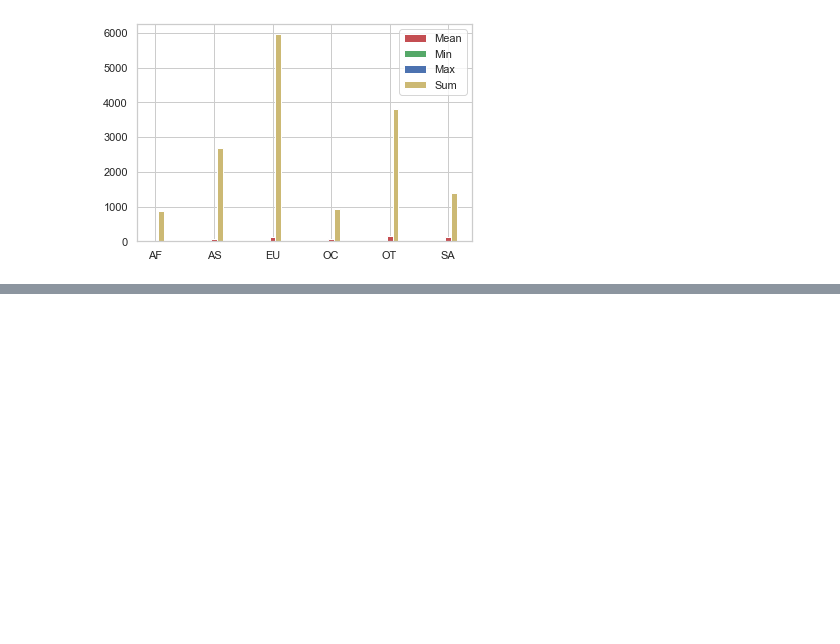
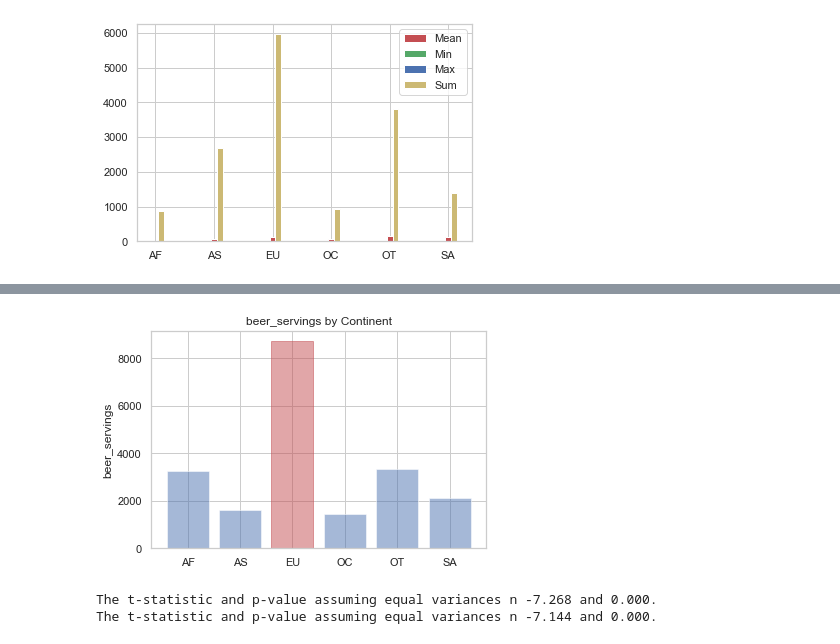
Before and after one commit to gyrud02/python_study, a Jupyter notebook: 12주차.ipynb, the cells around one changed output, grey strips where cells are left out. Saved outputs shown, nothing was run; the diff lists cells and outputs as text; code cells hidden in the pictures; blank space fills up the shorter version.

```diff
--- a/12주차.ipynb
+++ b/12주차.ipynb
@@ -299,0 +319,30 @@ plt.show()
+# %%
+# 대륙별 beer_servings를 시각화한다.
+beer_group = drinks.groupby('continent')['beer_servings'].sum()
+continents = beer_group.index.tolist()
+y_pos = np.arange(len(continents))
+alcohol = beer_group.tolist()
+
+bar_list = plt.bar(y_pos, alcohol, align='center', alpha=0.5)
+bar_list[continents.index("EU")].set_color('r')
+plt.xticks(y_pos, continents)
+plt.ylabel('beer_servings')
+plt.title('beer_servings by Continent')
+
+plt.show()
+# %% [output]
+[figure, added]
+# %%
+# 아프리카와 유럽 간의 맥주 소비량 차이를 검정하기
+africa = drinks.loc[drinks['continent']=='AF']
+europe = drinks.loc[drinks['continent']=='EU']
+
+from scipy import stats
+tTestResult = stats.ttest_ind(africa['beer_servings'], europe['beer_servings'])
+tTestResultDiffVar = stats.ttest_ind(africa['beer_servings'], europe['beer_servings'], equal_var = False)
+
+print("The t-statistic and p-value assuming equal variances n %.3f and %.3f." % tTestResult)
+print("The t-statistic and p-value assuming equal variances n %.3f and %.3f." % tTestResultDiffVar)
+# %% [output]
+The t-statistic and p-value assuming equal variances n -7.268 and 0.000.
+The t-statistic and p-value assuming equal variances n -7.144 and 0.000.
```
Also changed, not shown: parts of 5 cells of this notebook.
